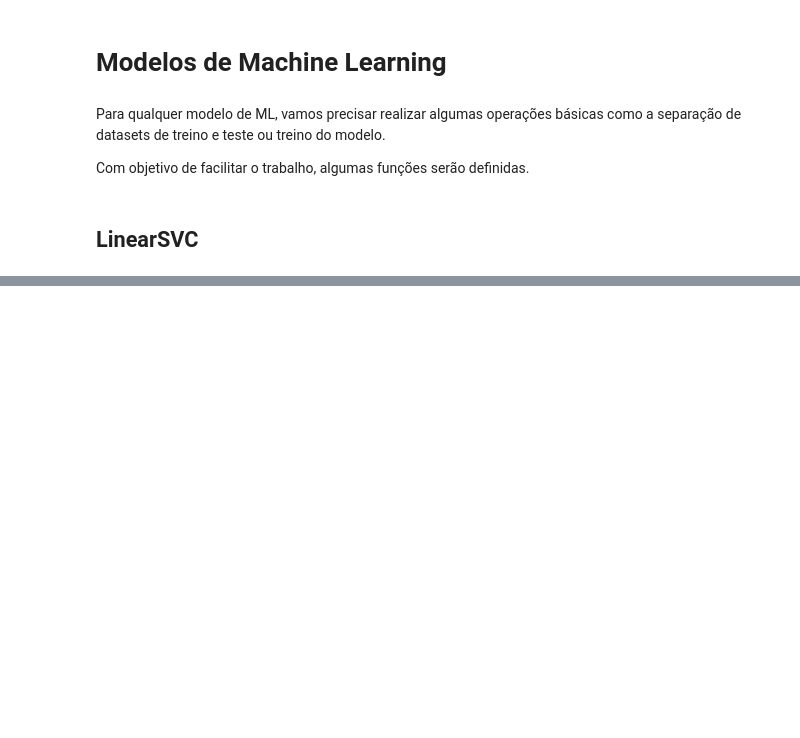
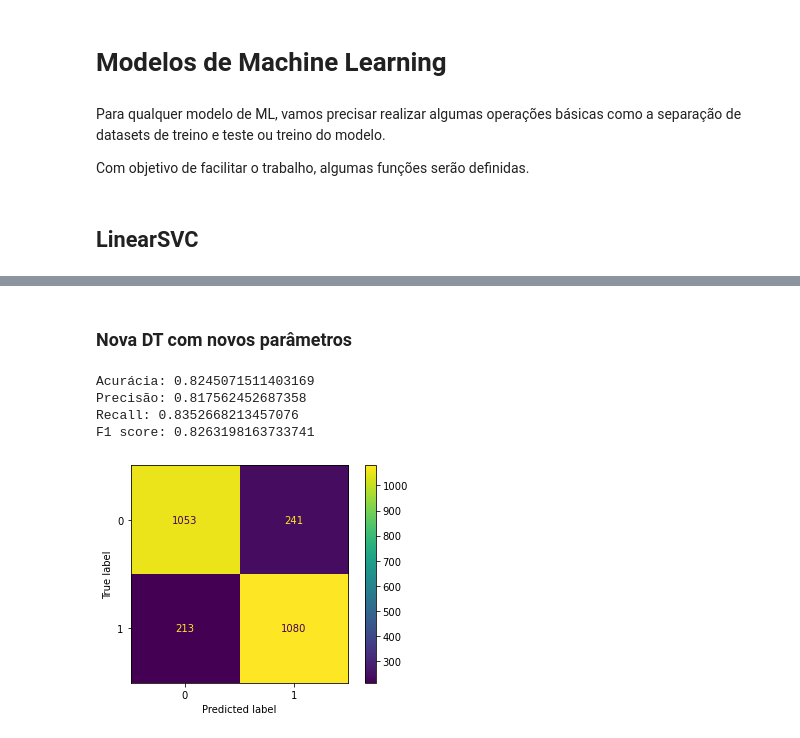
Before and after one commit to jackson-simionato/challenge_alura_DS01, a Jupyter notebook: week_3_challenge_alura_DS_2022_05.ipynb, the cells around one changed output, grey strips where cells are left out. Drawn from its saved outputs; the diff is of its cells as text; code cells hidden in the pictures; blank space fills up the shorter version.

```diff
--- a/week_3_challenge_alura_DS_2022_05.ipynb
+++ b/week_3_challenge_alura_DS_2022_05.ipynb
@@ -184,0 +213,13 @@ F1 score: 0.8515233320478209
+# %% [markdown]
+### Nova DT com novos parâmetros
+# %%
+dt = DecisionTreeClassifier(max_depth=8, min_samples_split=10, random_state=20)
+
+y_pred = executar_classificador(dt, x_train, x_test, y_train)
+validar_classificador(y_pred, y_test)
+# %% [output]
+Acurácia: 0.8245071511403169
+Precisão: 0.817562452687358
+Recall: 0.8352668213457076
+F1 score: 0.8263198163733741
+[figure, added]
```
Also changed, not shown: parts of 27 cells of this notebook.
